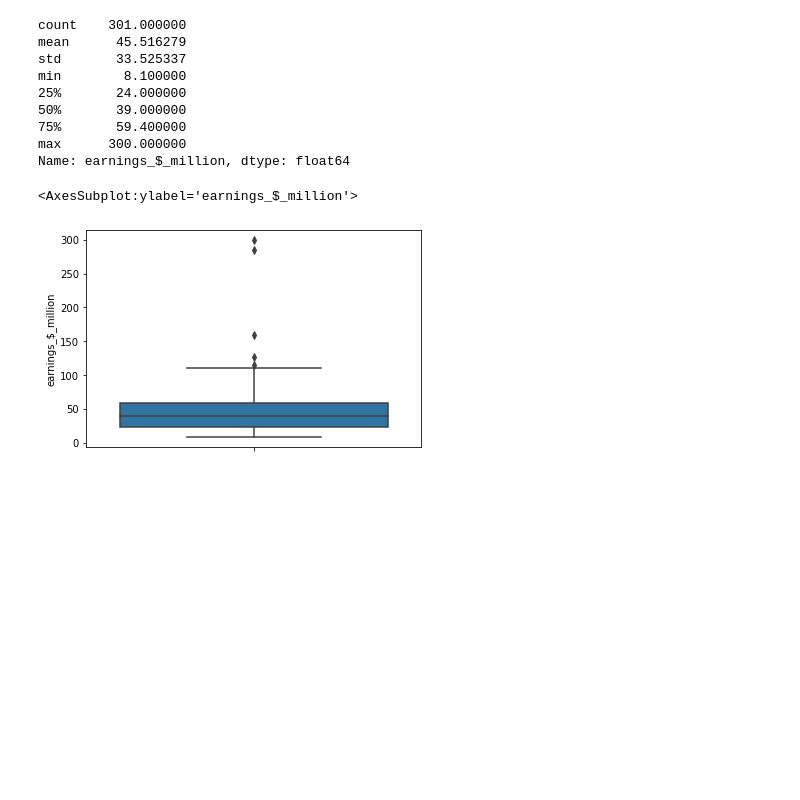
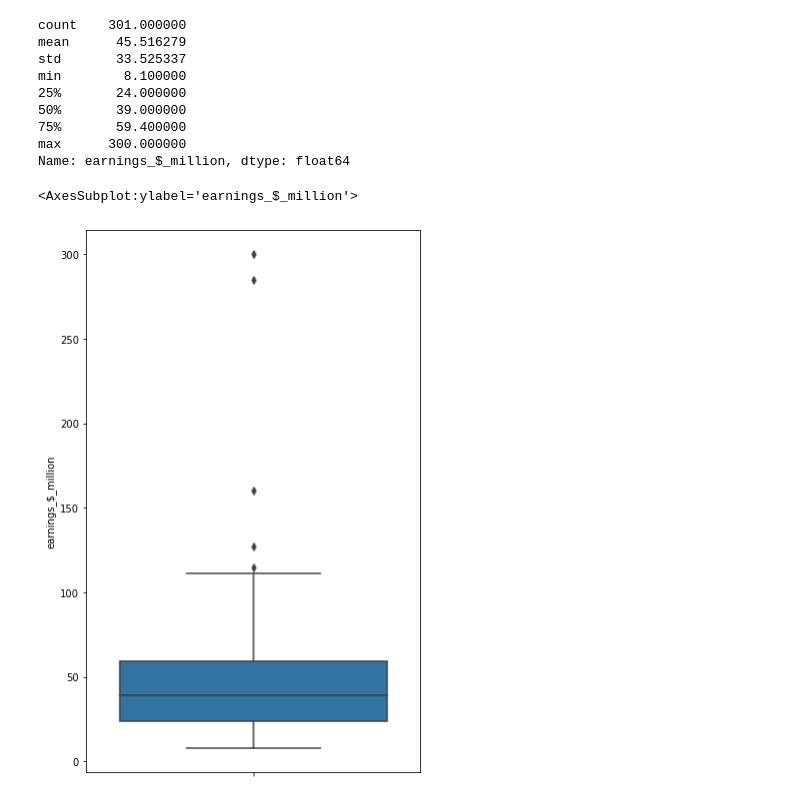
Before and after one commit to luizolima/project_EDA_forbes_highest_paid_athletes, a Jupyter notebook: EDA_forbes_highest_paid_athletes.ipynb, the cells around one changed output. Drawn from its saved outputs; the diff is of its cells as text; code cells hidden in the pictures; blank space fills up the shorter version.

```diff
--- a/EDA_forbes_highest_paid_athletes.ipynb
+++ b/EDA_forbes_highest_paid_athletes.ipynb
@@ -147,11 +148,14 @@ min        8.100000
 75%       59.400000
 max      300.000000
 Name: earnings_$_million, dtype: float64
-# %%
-sns.boxplot(y="earnings_$_million", data=df_forbes_mod)
-# %% [output]
-<AxesSubplot:ylabel='earnings_$_million'>
-[figure, removed]
+# %%
+# Criando um boxplot para representar o resumo estatístico da variável "earnings_$_million"
+
+plt.figure(figsize=(6,10))
+sns.boxplot(y="earnings_$_million", data=df_forbes_mod)
+# %% [output]
+<AxesSubplot:ylabel='earnings_$_million'>
+[figure, added]
 # %%
 # Salvando o novo Dataset "df_forbes_mod"
 df_forbes_mod.to_csv("~/Documents/estudos/data-science/projetos/EDA_highest_paid_athletes/Data/new_Forbes_Richest_Atheletes_(Forbes_Richest_Athletes_1990-2020).csv")
```
Also changed, not shown: parts of 1 cell of this notebook.
